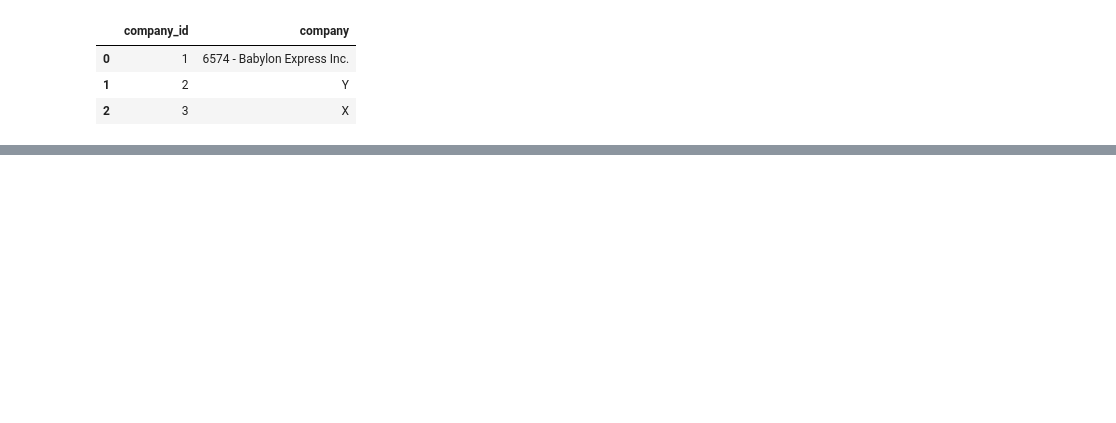
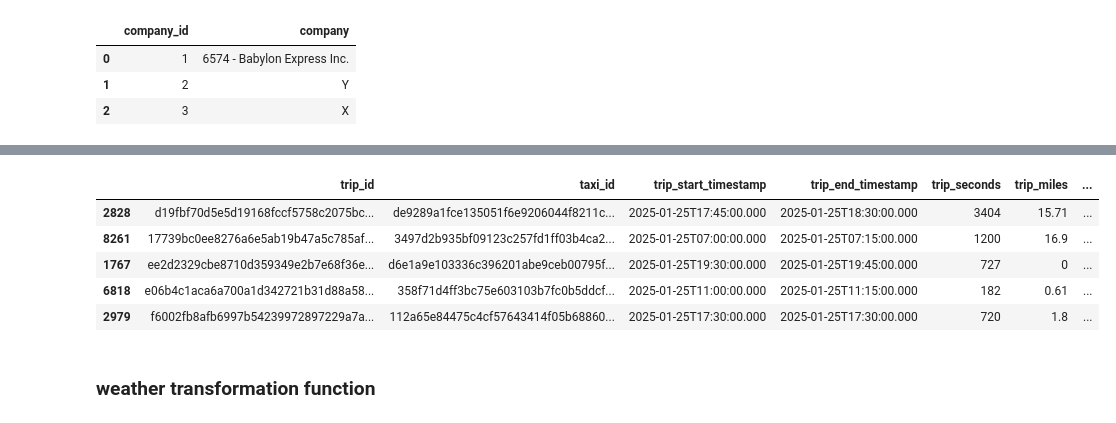
Before and after one commit to TiborVlasics/cubix-data-engineer, a Jupyter notebook: src/notebooks/07_transform_load.ipynb, the cells around one changed output, grey strips where cells are left out. Cells and saved outputs as stored; diff of their text form; code cells hidden in the pictures; blank space fills up the shorter version.

```diff
--- a/src/notebooks/07_transform_load.ipynb
+++ b/src/notebooks/07_transform_load.ipynb
@@ -201,0 +204,12 @@ taxi_trips_company_only
+# %%
+payment_type_master = taxi_trips["payment_type"].drop_duplicates().reset_index(drop=True)
+payment_type_master = pd.DataFrame({
+    "payment_type_id": range(1, len(payment_type_master) + 1),
+    "payment_type": payment_type_master
+})
+
+taxi_trips_payment_type_only = pd.DataFrame({
+    "payment_type_id": [1,2,3],
+    "payment_type": ["Credit Card", "Y", "X"]
+})
+taxi_trips_payment_type_only
@@ -201,0 +250,3 @@ taxi_trips_company_only
+# %%
+updated_payment_type_master = update_payment_type_master(taxi_trips_payment_type_only, payment_type_master)
+updated_payment_type_master.tail()
@@ -201,0 +308,37 @@ taxi_trips_company_only
+# %%
+def update_taxi_trips_with_master_data(taxi_trips: pd.DataFrame, payment_type_master: pd.DataFrame, company_master: pd.DataFrame) -> pd.DataFrame:
+    '''
+    Update the taxi_trips DataFrame with the payment_type_master and company_master ids
+
+    Parameters
+    ----------
+    taxi_trips: pd.DataFrame
+        The DataFrame containing the taxi trips data
+    payment_type_master: pd.DataFrame
+        The DataFrame containing the payment_type master table
+    company_master: pd.DataFrame
+        The DataFrame containing the company master table
+
+    Returns
+    -------
+    pd.DataFrame
+        The updated taxi_trips DataFrame with the payment_type and company ids, without the string values
+    '''
+    taxi_trips_id  = taxi_trips.merge(payment_type_master, on="payment_type")
+    taxi_trips_id  = taxi_trips_id.merge(company_master, on="company")
+
+    taxi_trips_id.drop(["payment_type", "company"], axis=1, inplace=True)
+
+    return taxi_trips_id
+# %%
+taxi_trips_id = update_taxi_trips_with_master_data(taxi_trips, updated_payment_type_master, updated_company_master)
+taxi_trips_id.sample(5)
+# %% [output]
+|  | trip_id | taxi_id | trip_start_timestamp | trip_end_timestamp | trip_seconds | trip_miles | ... |
+| 2828 | d19fbf70d5e5d19168fccf5758c2075bc... | de9289a1fce135051f6e9206044f8211c... | 2025-01-25T17:45:00.000 | 2025-01-25T18:30:00.000 | 3404 | 15.71 | ... |
+| 8261 | 17739bc0ee8276a6e5ab19b47a5c785af... | 3497d2b935bf09123c257fd1ff03b4ca2... | 2025-01-25T07:00:00.000 | 2025-01-25T07:15:00.000 | 1200 | 16.9 | ... |
+| 1767 | ee2d2329cbe8710d359349e2b7e68f36e... | d6e1a9e103336c396201abe9ceb00795f... | 2025-01-25T19:30:00.000 | 2025-01-25T19:45:00.000 | 727 | 0 | ... |
+| 6818 | e06b4c1aca6a700a1d342721b31d88a58... | 358f71d4ff3bc75e603103b7fc0b5ddcf... | 2025-01-25T11:00:00.000 | 2025-01-25T11:15:00.000 | 182 | 0.61 | ... |
+| 2979 | f6002fb8afb6997b54239972897229a7a... | 112a65e84475c4cf57643414f05b68860... | 2025-01-25T17:30:00.000 | 2025-01-25T17:30:00.000 | 720 | 1.8 | ... |
+# %% [markdown]
+### weather transformation function
```
Also changed, not shown: parts of 17 cells of this notebook, 1 other file.
